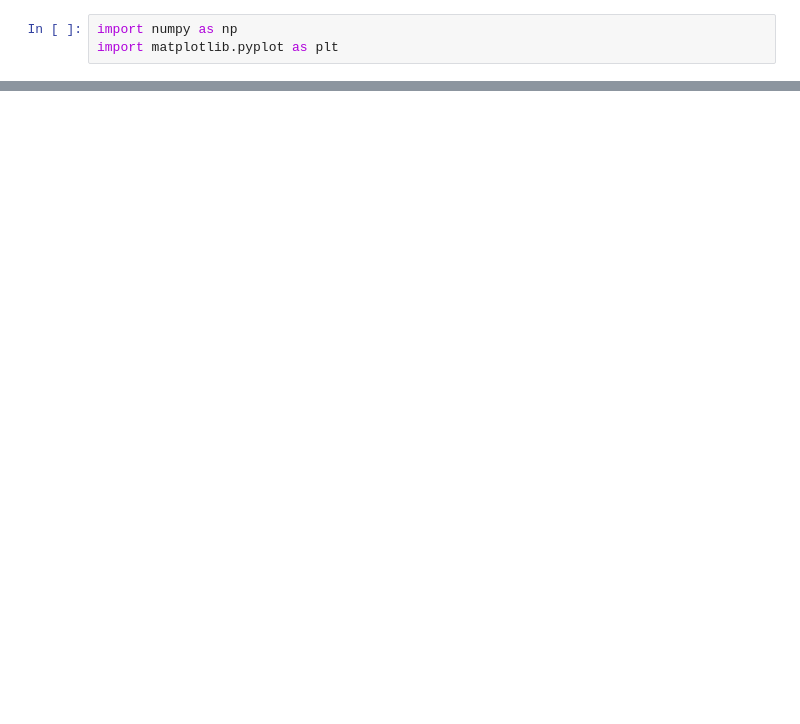
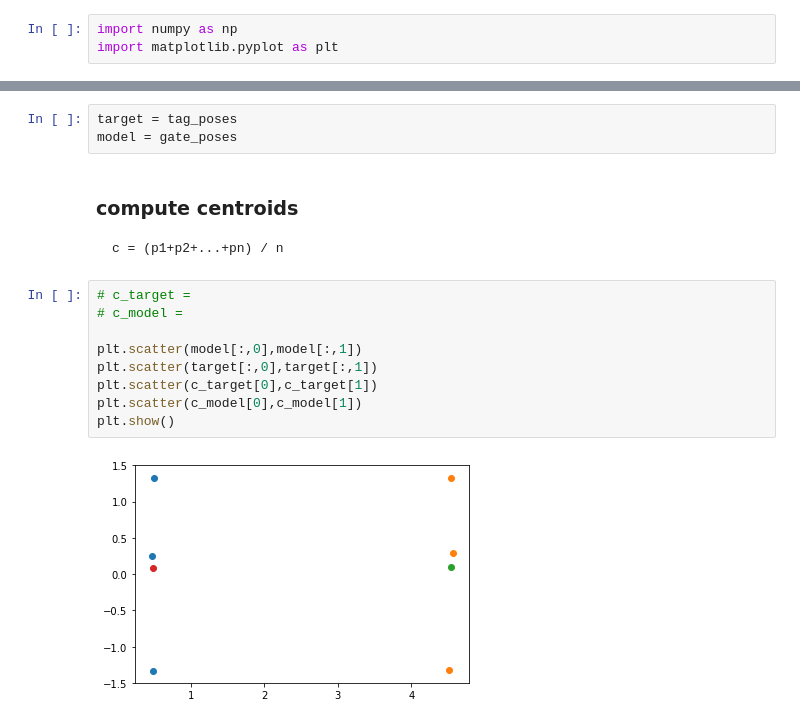
Before and after one commit to OpenPPAT/HCC-Lab-2020, a Jupyter notebook: 03-ICP-apriltag-gate/catkin_ws/src/icp/src/icp-2d.ipynb, the cells around one changed output, grey strips where cells are left out. Saved outputs shown, nothing was run; the diff lists cells and outputs as text; blank space fills up the shorter version.

Commit message:
icp gate

```diff
--- a/03-ICP-apriltag-gate/catkin_ws/src/icp/src/icp-2d.ipynb
+++ b/03-ICP-apriltag-gate/catkin_ws/src/icp/src/icp-2d.ipynb
@@ -26,0 +32,17 @@ plt.show()
+# %%
+target = tag_poses
+model = gate_poses
+# %% [markdown]
+### compute centroids
+    c = (p1+p2+...+pn) / n
+# %%
+# c_target =
+# c_model =
+
+plt.scatter(model[:,0],model[:,1])
+plt.scatter(target[:,0],target[:,1])
+plt.scatter(c_target[0],c_target[1])
+plt.scatter(c_model[0],c_model[1])
+plt.show()
+# %% [output]
+[figure, added]
```
Also changed, not shown: parts of 18 cells of this notebook, 3 other files.
